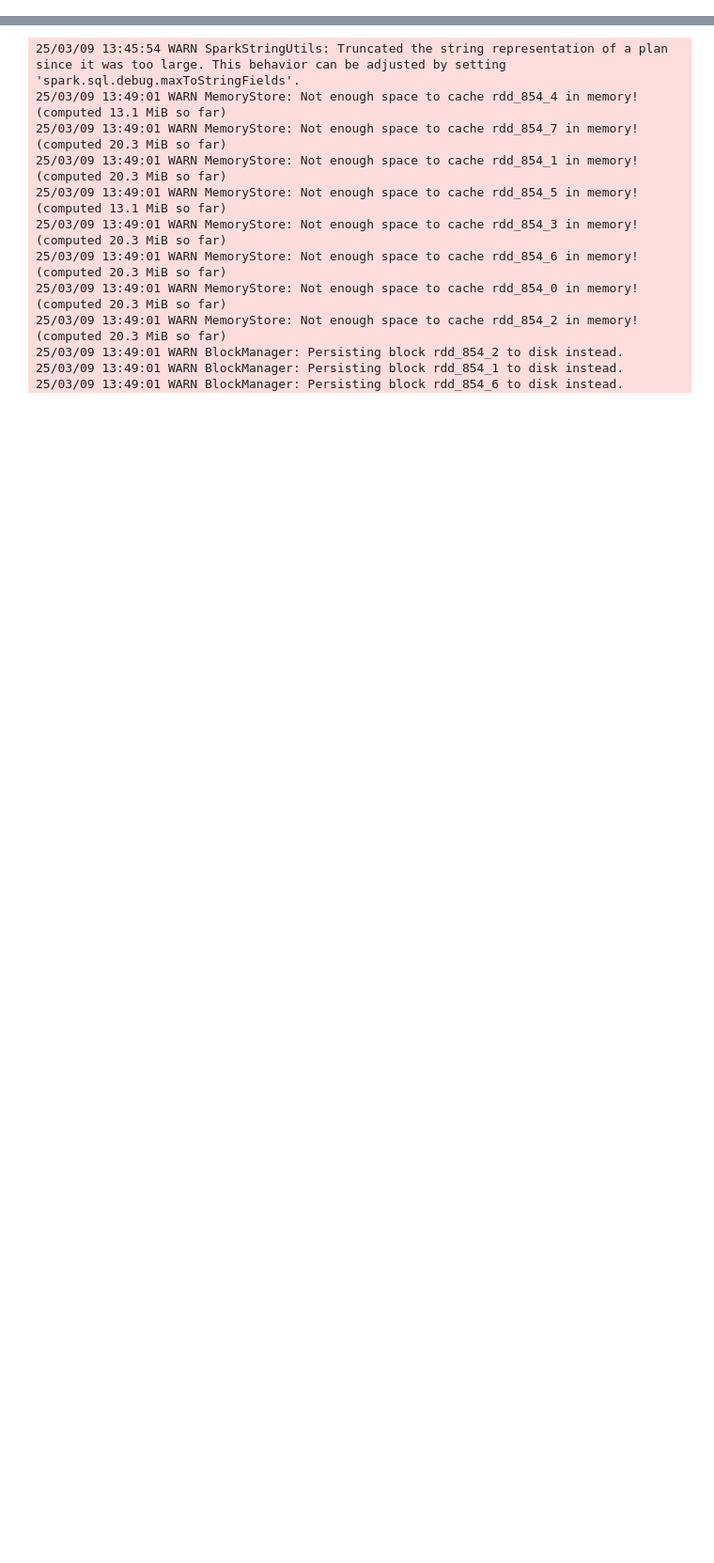
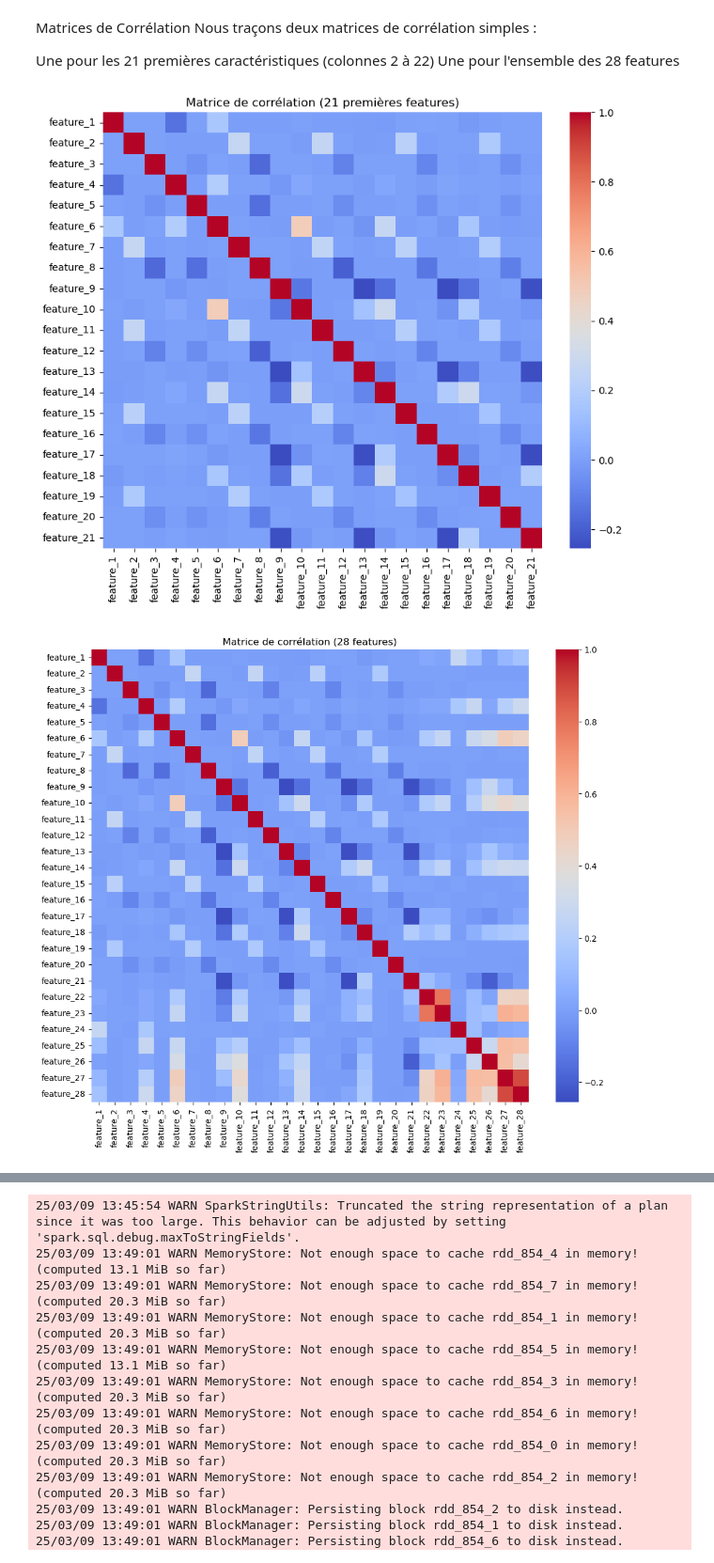
Before and after one commit to M-ustapha/Projet-Higgs, a Jupyter notebook: code-modifier_cpu.ipynb, the cells around one changed output, grey strips where cells are left out. Shown: that part at 94% size. Drawn from its saved outputs; the diff is of its cells as text; code cells hidden in the pictures; blank space fills up the shorter version.

```diff
--- a/code-modifier_cpu.ipynb
+++ b/code-modifier_cpu.ipynb
@@ -0,0 +32,18 @@
+# %%
+# %%
+# Création de la session Spark
+spark = SparkSession.builder.appName("HiggsBosonEDA").getOrCreate()
+
+# %%
+# Chargement du dataset (adapté pour un fichier CSV ou CSV.gz)
+train_path = "HIGGS-Train.csv"  # Remplacer par "HIGGS-Train.csv.gz" si le fichier est compressé
+df = spark.read.csv(train_path, header=False, inferSchema=True)
+
+# %%
+# Renommage des colonnes :
+# 1ère colonne = "label", puis "feature_1" jusqu'à "feature_28"
+col_names = ["label"] + [f"feature_{i}" for i in range(1, 29)]
+df = df.toDF(*col_names)
+
+# Vérification de quelques lignes du dataset
+df.show(5)
@@ -0,0 +97,34 @@
+# %%
+# %%
+# Conversion en DataFrame Pandas
+# Pour des datasets volumineux, on effectue un échantillonnage (ici 10% des données)
+pdf = df.sample(withReplacement=False, fraction=0.1, seed=42).toPandas()
+# %% [markdown]
+Matrices de Corrélation
+Nous traçons deux matrices de corrélation simples :
+
+Une pour les 21 premières caractéristiques (colonnes 2 à 22)
+Une pour l'ensemble des 28 features
+# %%
+# %%
+# Matrice de corrélation sur les 21 premières caractéristiques (feature_1 à feature_21)
+features_21 = [f"feature_{i}" for i in range(1, 22)]
+corr_matrix_21 = pdf[features_21].corr()
+
+plt.figure(figsize=(10, 8))
+sns.heatmap(corr_matrix_21, cmap='coolwarm', annot=False)
+plt.title("Matrice de corrélation (21 premières features)")
+plt.show()
+
+# %%
+# Matrice de corrélation sur l'ensemble des 28 features (feature_1 à feature_28)
+features_28 = [f"feature_{i}" for i in range(1, 29)]
+corr_matrix_28 = pdf[features_28].corr()
+
+plt.figure(figsize=(12, 10))
+sns.heatmap(corr_matrix_28, cmap='coolwarm', annot=False)
+plt.title("Matrice de corrélation (28 features)")
+plt.show()
+# %% [output]
+[figure, added]
+[figure, added]
```
Also changed, not shown: parts of 10 cells of this notebook, 1 other file.
